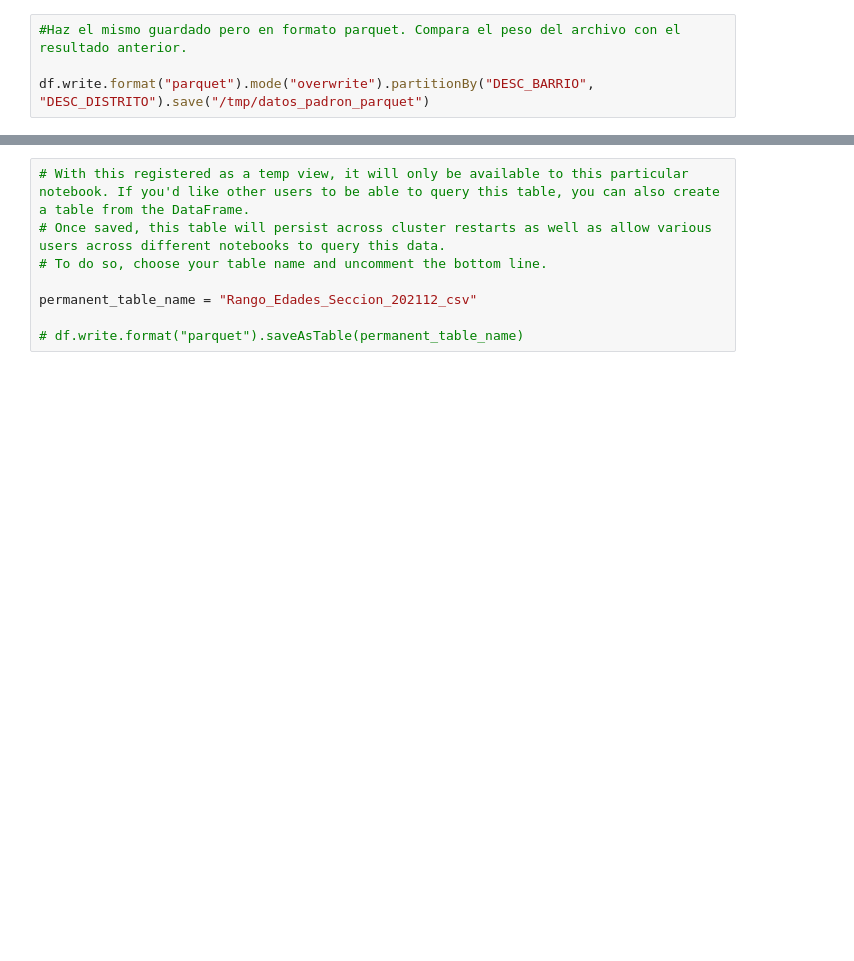
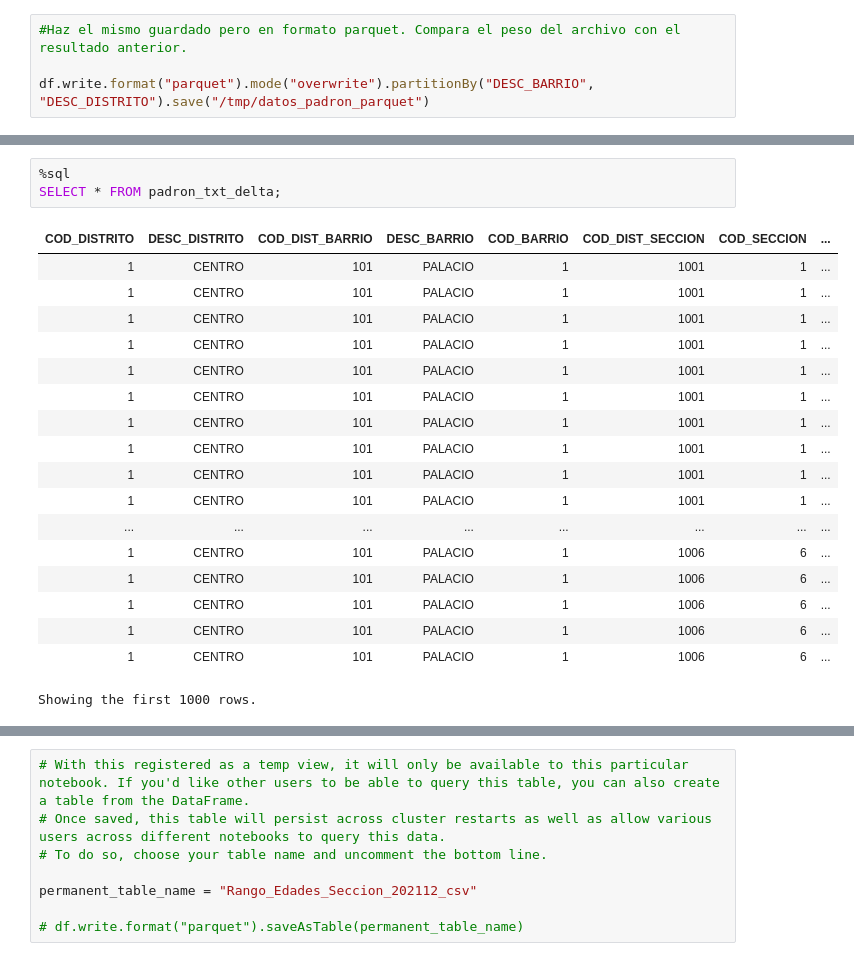
Before and after one commit to inakibosonit/formacion, a Jupyter notebook: practica_padron/ejercicios_spark.ipynb, the cells around one changed output, grey strips where cells are left out. Saved outputs shown, nothing was run; the diff lists cells and outputs as text; blank space fills up the shorter version.

```diff
--- a/practica_padron/ejercicios_spark.ipynb
+++ b/practica_padron/ejercicios_spark.ipynb
@@ -308,0 +385,22 @@ dbfs:/datos_padron/DESC_DISTRITO=CARABANCHEL/DESC_BARRIO=ABRANTES/part-00002-tid
+# %%
+%sql
+SELECT * FROM padron_txt_delta;
+# %% [output]
+| COD_DISTRITO | DESC_DISTRITO | COD_DIST_BARRIO | DESC_BARRIO | COD_BARRIO | COD_DIST_SECCION | COD_SECCION | ... |
+| 1 | CENTRO | 101 | PALACIO | 1 | 1001 | 1 | ... |
+| 1 | CENTRO | 101 | PALACIO | 1 | 1001 | 1 | ... |
+| 1 | CENTRO | 101 | PALACIO | 1 | 1001 | 1 | ... |
+| 1 | CENTRO | 101 | PALACIO | 1 | 1001 | 1 | ... |
+| 1 | CENTRO | 101 | PALACIO | 1 | 1001 | 1 | ... |
+| 1 | CENTRO | 101 | PALACIO | 1 | 1001 | 1 | ... |
+| 1 | CENTRO | 101 | PALACIO | 1 | 1001 | 1 | ... |
+| 1 | CENTRO | 101 | PALACIO | 1 | 1001 | 1 | ... |
+| 1 | CENTRO | 101 | PALACIO | 1 | 1001 | 1 | ... |
+| 1 | CENTRO | 101 | PALACIO | 1 | 1001 | 1 | ... |
+| ... | ... | ... | ... | ... | ... | ... | ... |
+| 1 | CENTRO | 101 | PALACIO | 1 | 1006 | 6 | ... |
+| 1 | CENTRO | 101 | PALACIO | 1 | 1006 | 6 | ... |
+| 1 | CENTRO | 101 | PALACIO | 1 | 1006 | 6 | ... |
+| 1 | CENTRO | 101 | PALACIO | 1 | 1006 | 6 | ... |
+| 1 | CENTRO | 101 | PALACIO | 1 | 1006 | 6 | ... |
+Showing the first 1000 rows.
```
Also changed, not shown: parts of 17 cells of this notebook.
